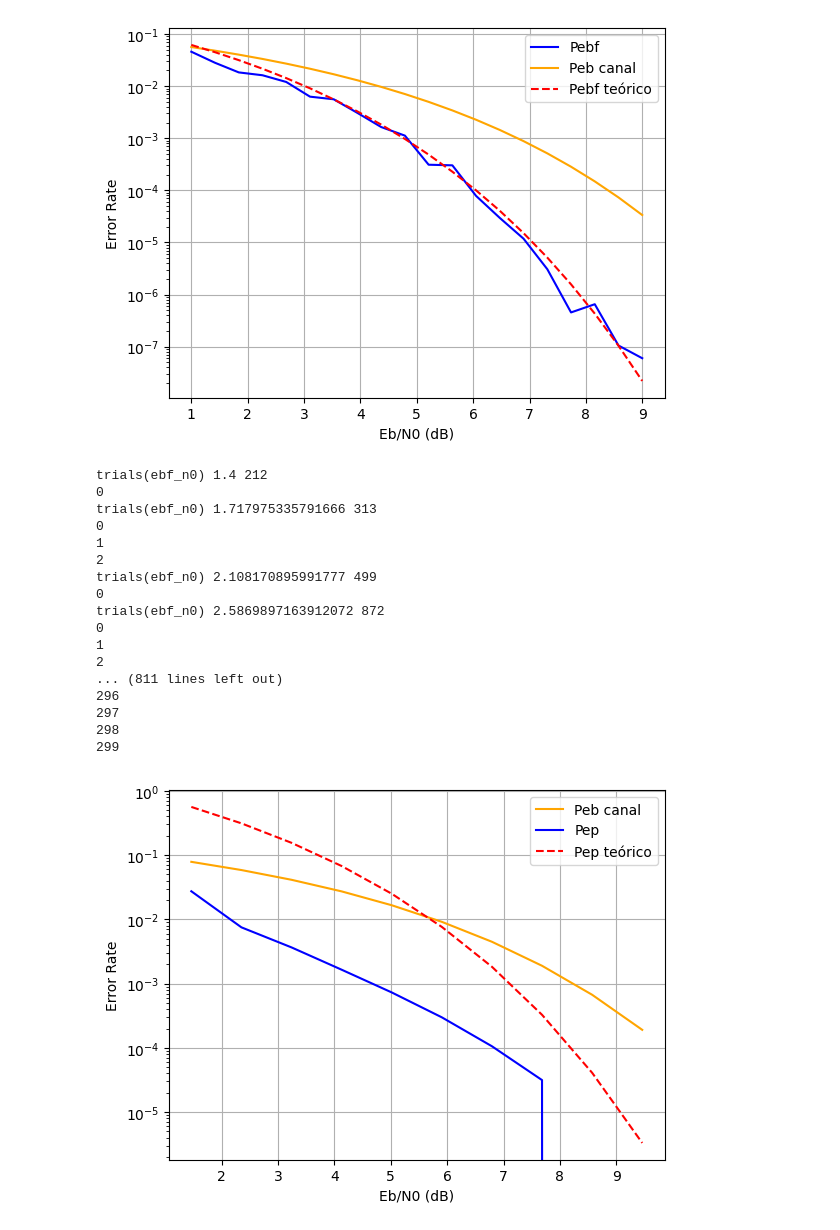
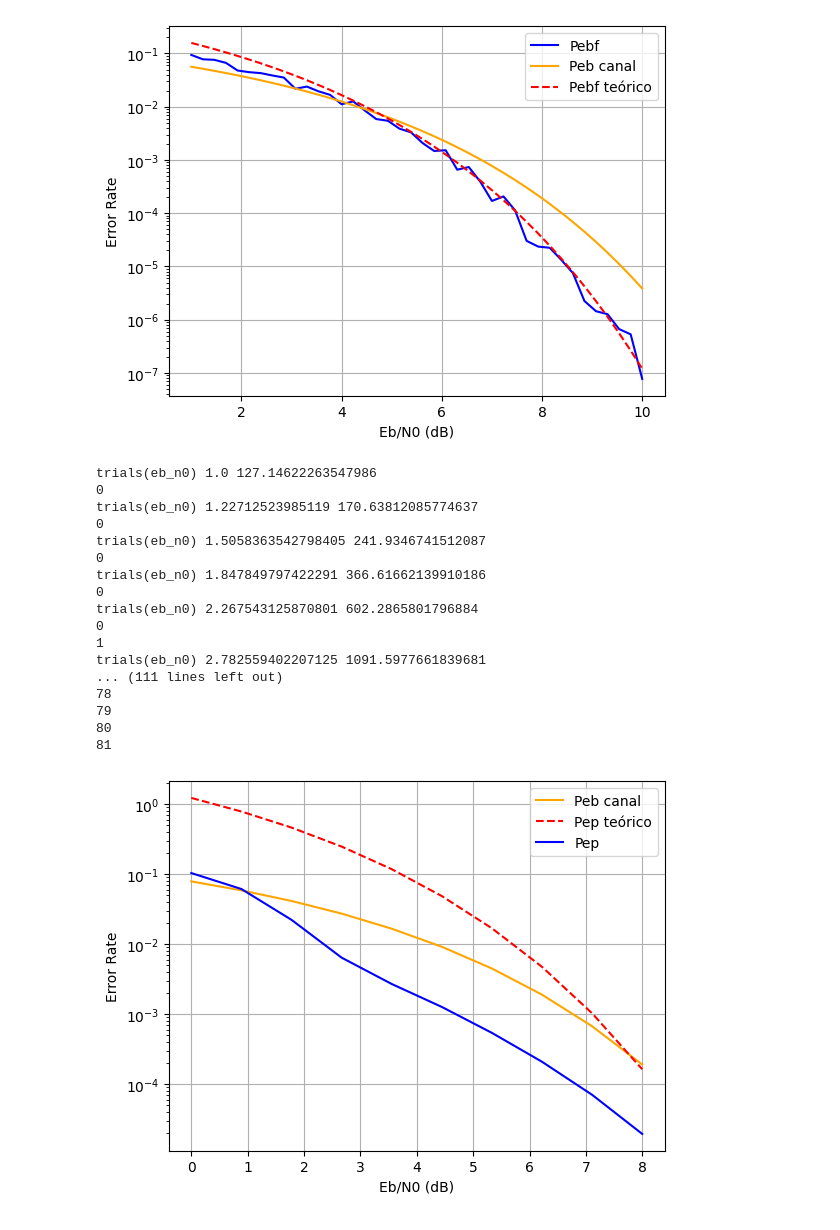
Before and after one commit to Joaco-gavernet/encoding-noisy-channel, a Jupyter notebook: notebooks/channel_simulation.ipynb, the cells around one changed output. Cells and saved outputs as stored; diff of their text form; code cells hidden in the pictures.

Commit message:
New corrector lines. Fixing detector ones.

```diff
--- a/notebooks/channel_simulation.ipynb
+++ b/notebooks/channel_simulation.ipynb
@@ -68,9 +49,9 @@ trials(ebf_n0) 11.120595286139942 8317409.700451204
 # %%
 # Plots for corrector code
 
-Peb = 0.5 * erfc(np.sqrt(EbN0))  # Q(x) = 0.5*erfc(x/sqrt(2))
-Pew = comb(n, tc+1) * Peb**(tc+1) # (assuming independent bit errors and p << 1)
-Pebf = ((2*tc+1)/ n) * Pew # (using valid approximation)
+Peb = Q(np.sqrt(2 * EbN0))
+p_canal = Q(np.sqrt(2 * EbN0 * k/n)) # Pebf del canal
+Pebf = ((2*tc+1)/ n) * comb(n, tc+1) * (p_canal**(tc+1)) # (using valid approximation)
 
 plt.semilogy(EbN0_dB, source_ber, 'b-', label='Pebf')
 plt.semilogy(EbN0_dB, Peb, '-', color='orange', label='Peb canal')
@@ -84,7 +65,7 @@ plt.yscale('log')
 plt.legend()
 plt.show()
 # %% [output]
-[figure, old version]
+[figure, new version]
 # %%
 # Detector code
 
@@ -98,18 +79,17 @@ EbfN0_dB = 10 * np.log10(EbfN0)
 # Simulate error rates for coded and uncoded system, only with error detection
 coded_wer = np.zeros(steps)  # Coded word error rate
 
-for i, ebf_n0 in enumerate(EbfN0):
-    trials = 10 / (0.5 * erfc(np.sqrt(ebf_n0))) # Thumbnail rule to reach a good approximation with dynamic trials
-    trials = int(trials)
-    print("trials(ebf_n0)", ebf_n0, trials)
+for i, eb_n0 in enumerate(EbN0):
+    trials = 10 / (0.5 * erfc(np.sqrt(eb_n0))) # Thumbnail rule to reach a good approximation with dynamic trials
+    print("trials(eb_n0)", eb_n0, trials)
 
     attempts = 0
     while coded_wer[i] == 0:
         print(attempts)
-        source_messages = np.random.randint(0, 2, (trials, k))
+        source_messages = np.random.randint(0, 2, (int(trials), k))
 
         encoded_messages = np.array([encode_message(msg, G) for msg in source_messages])
-        received_codewords = noisy_channel(encoded_messages, n=n, k=k, EbfN0=ebf_n0)
+        received_codewords = noisy_channel(encoded_messages, n=n, k=k, EbfN0=eb_n0)
 
         # Considering the detectable syndromes, we want to count how many errors are undetected
         syndromes = np.dot(received_codewords, H.T) % 2
@@ -118,54 +98,54 @@ for i, ebf_n0 in enumerate(EbfN0):
         detected = ~np.any(syndromes, axis=1)  # True for undetected errors
 
         # Get only the undetected error cases
-        Ve = received_codewords[detected]  # Received codewords with undetected errors
-        U = source_messages[np.where(detected)[0]]      # Original source messages for undetected errors
+        Ve = received_codewords[detected] # Received codewords with undetected errors
+        U = source_messages[np.where(detected)[0]] # Original source messages for undetected errors
 
-        # if len(Ve) > 0:  # Only process if there are undetected errors
-        Ue = Ve[:, :k]                      # First k bits of received codewords
-        E = U != Ue                         # Bit differences
-        bit_differences = np.sum(E, axis=1)  # Sum of bit errors per word
-        word_errors = (bit_differences > 0).astype(float)  # Word errors
-        bit_errors = bit_differences / k     # Bit error rates
+        Ue = Ve[:, :k] # First k bits of received codewords
+        E = U != Ue # Bit differences
+        bit_differences = np.sum(E, axis=1) # Sum of bit errors per word
+        word_errors = (bit_differences > 0).astype(float) # Word errors
+        bit_errors = bit_differences / k # Bit error rates
 
         coded_wer[i] = np.mean(word_errors)
         attempts += 1
         if attempts == 300:
             break
 # %% [output]
-trials(ebf_n0) 1.4 212
+trials(eb_n0) 1.0 127.14622263547986
 0
-trials(ebf_n0) 1.717975335791666 313
+trials(eb_n0) 1.22712523985119 170.63812085774637
+0
+trials(eb_n0) 1.5058363542798405 241.9346741512087
+0
+trials(eb_n0) 1.847849797422291 366.61662139910186
+0
+trials(eb_n0) 2.267543125870801 602.2865801796884
 0
 1
-2
-trials(ebf_n0) 2.108170895991777 499
-0
-trials(ebf_n0) 2.5869897163912072 872
-0
-1
-2
-... (811 lines left out)
-296
-297
-298
-299
+trials(eb_n0) 2.782559402207125 1091.5977661839681
+... (111 lines left out)
+78
+79
+80
+81
 # %%
 # Plots for corrector code
 
-Peb = 0.5 * erfc(np.sqrt(EbN0))  # Q(x) = 0.5*erfc(x/sqrt(2))
-Pew = comb(n, tc+1) * Peb**(tc+1) # (assuming independent bit errors and p << 1)
+Peb = Q(np.sqrt(2 * EbN0))
+p_canal = Q(np.sqrt(2 * EbN0 * k/n)) # Pebf del canal
+Pew = comb(n, tc+1) * (p_canal**(tc+1)) # (using valid approximation)
 
-plt.semilogy(EbfN0_dB, Peb, '-', color='orange', label='Peb canal')
-plt.semilogy(EbfN0_dB, coded_wer, 'b-', label='Pep')
-plt.semilogy(EbfN0_dB, Pew, 'r--', label='Pep teórico')
+plt.semilogy(EbN0_dB, Peb, '-', color='orange', label='Peb canal')
+plt.semilogy(EbN0_dB, Pew, 'r--', label='Pep teórico')
+plt.semilogy(EbN0_dB, coded_wer, 'b-', label='Pep')
 
 plt.plot(figsize=(14,6))
 plt.grid(True)
 plt.xlabel('Eb/N0 (dB)')
 plt.ylabel('Error Rate')
 plt.yscale('log')
 plt.legend()
 plt.show()
 # %% [output]
-[figure, old version]
+[figure, new version]
```
Also changed, not shown: parts of 2 cells of this notebook, 2 other files.
